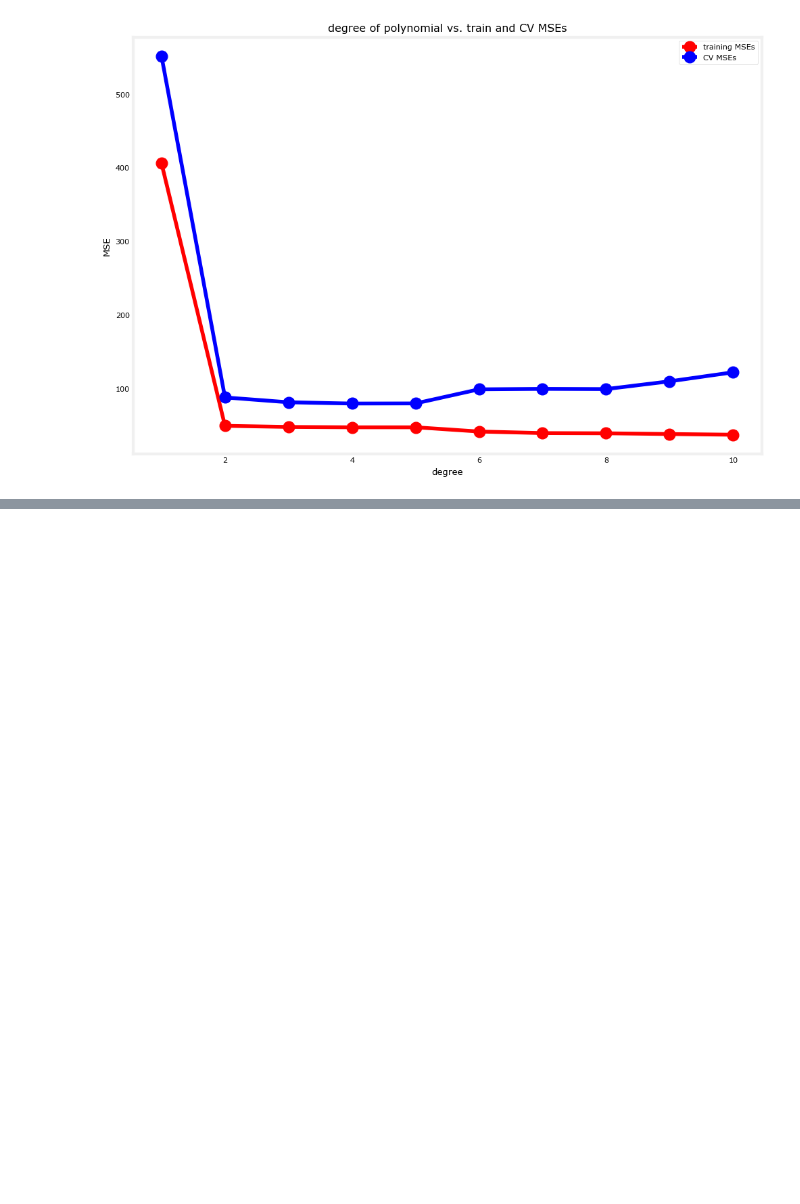
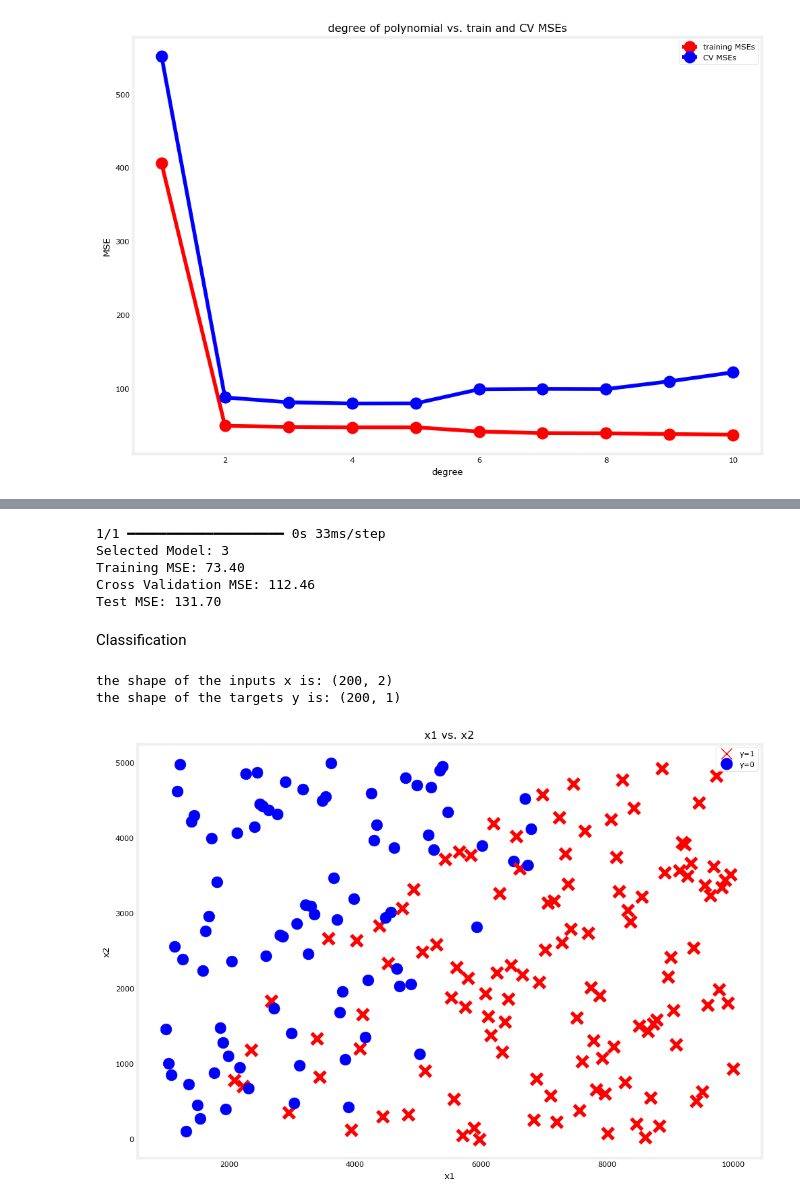
Before and after one commit to Roshanchau/learning_ML, a Jupyter notebook: Advanced_learning_algorithms/6_model_evaluation&selction.ipynb, the cells around one changed output, grey strips where cells are left out. Saved outputs shown, nothing was run; the diff lists cells and outputs as text; code cells hidden in the pictures; blank space fills up the shorter version.

```diff
--- a/Advanced_learning_algorithms/6_model_evaluation&selction.ipynb
+++ b/Advanced_learning_algorithms/6_model_evaluation&selction.ipynb
@@ -229,0 +340,40 @@ utils.plot_train_cv_mses(degrees, train_mses, cv_mses, title="degree of polynomi
+# %%
+# select the model with the lowest CV MSE
+model_num=3
+
+# computer the test MSE
+yhat=nn_models[model_num-1].predict(X_test_mapped_scaled)
+test_mse=mean_squared_error(y_test , yhat)/2
+
+print(f"Selected Model: {model_num}")
+print(f"Training MSE: {nn_train_mses[model_num-1]:.2f}")
+print(f"Cross Validation MSE: {nn_cv_mses[model_num-1]:.2f}")
+print(f"Test MSE: {test_mse:.2f}")
+# %% [output]
+1/1 ━━━━━━━━━━━━━━━━━━━━ 0s 33ms/step
+Selected Model: 3
+Training MSE: 73.40
+Cross Validation MSE: 112.46
+Test MSE: 131.70
+# %% [markdown]
+Classification
+# %%
+# load the dataset
+data = np.loadtxt('./data/data_w3_ex2.csv', delimiter=',')
+
+# Split the inputs and outputs into separate arrays
+x_bc = data[:,:-1]
+y_bc = data[:,-1]
+
+# Convert y into 2-D because the commands later will require it (x is already 2-D)
+y_bc = np.expand_dims(y_bc, axis=1)
+
+print(f"the shape of the inputs x is: {x_bc.shape}")
+print(f"the shape of the targets y is: {y_bc.shape}")
+# %% [output]
+the shape of the inputs x is: (200, 2)
+the shape of the targets y is: (200, 1)
+# %%
+utils.plot_bc_dataset(x=x_bc, y=y_bc, title="x1 vs. x2")
+# %% [output]
+[figure, added]
```
Also changed, not shown: parts of 15 cells of this notebook.
